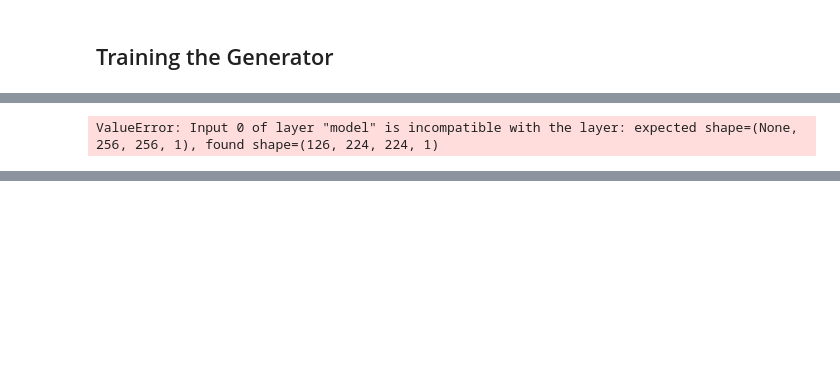
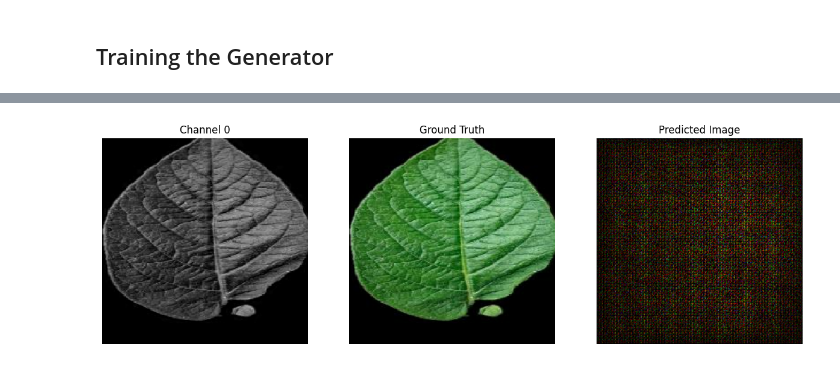
Before and after one commit to rccrisp/anomaLEAF, a Jupyter notebook: anomaLEAF.ipynb, the cells around one changed output, grey strips where cells are left out. Saved outputs shown, nothing was run; the diff lists cells and outputs as text; code cells hidden in the pictures; blank space fills up the shorter version.

```diff
--- a/anomaLEAF.ipynb
+++ b/anomaLEAF.ipynb
@@ -99,6 +99,6 @@ To train the generator, we will only be using normal samples, however an anomalo
 # %%
 dataset = dataset_loader.Dataset(normal_dir='/home/pumpedchicken/University/Thesis/anomaLEAF/data/train',
                                   anomalous_dir='/home/pumpedchicken/University/Thesis/anomaLEAF/data/test',
-                                  colourspace_transformation = tfio.experimental.color.rgb_to_lab, img_size = 256, batch_size = 126, channels=[0,1])
+                                  colourspace_transformation = tfio.experimental.color.rgb_to_lab, img_size = 256, batch_size = 126, channels=[0])
 # %% [output]
 Normal Dataset Directory: /home/pumpedchicken/University/Thesis/anomaLEAF/data/train
@@ -171,8 +154,6 @@ ValueError: A `Concatenate` layer requires inputs with matching shapes except fo
 # tf.keras.utils.plot_model(model.generator, show_shapes=True, dpi=64)
 # %%
 # tf.keras.utils.plot_model(model.discriminator, show_shapes=True, dpi=64)
-# %%
-for example_input, example_target, _ in dataset.normal_dataset.take(1):
-    colour_gan.generate_images(model.generator, example_input, example_target)
-# %% [output]
-ValueError: Input 0 of layer "model" is incompatible with the layer: expected shape=(None, 256, 256, 1), found shape=(126, 224, 224, 1)
+# %%
+colour_gan.generate_images(model.generator, inpt, grnd_truth)
+# %% [output]
@@ -178,0 +166 @@ ValueError: Input 0 of layer "model" is incompatible with the layer: expected sh
+[figure, added]
```
Also changed, not shown: parts of 5 cells of this notebook, 1 other file.
